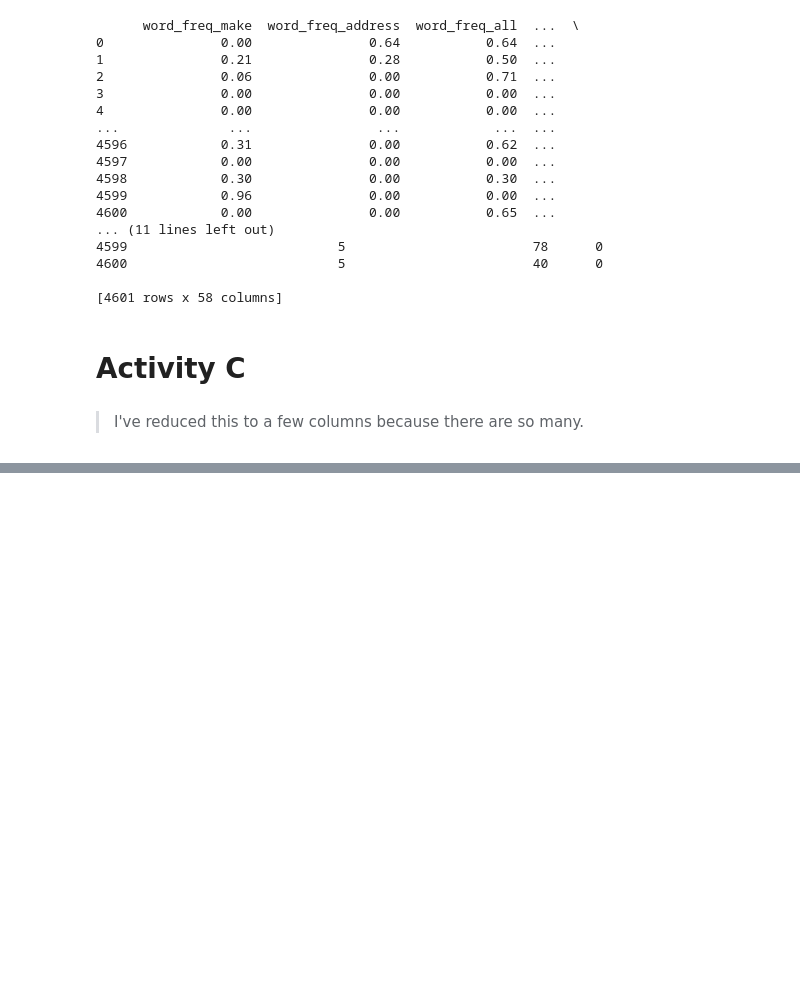
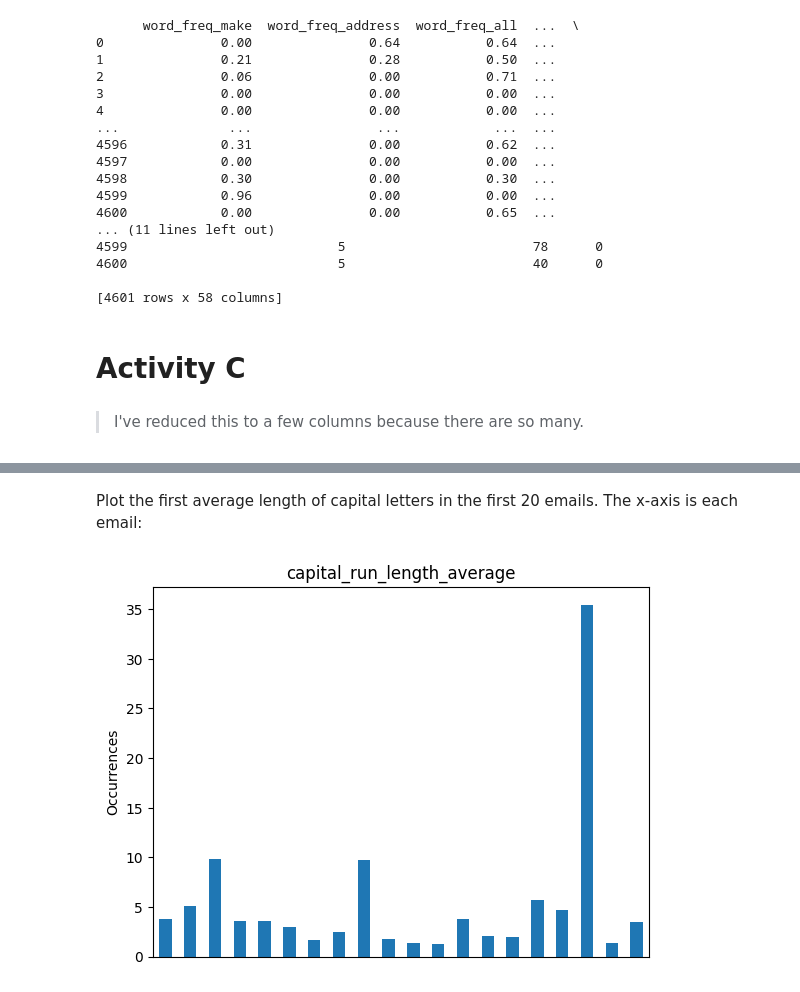
Before and after one commit to ccooper1982/uni-comp11127, a Jupyter notebook: Lab 2/Lab2.ipynb, the cells around one changed output, grey strips where cells are left out. Saved outputs shown, nothing was run; the diff lists cells and outputs as text; code cells hidden in the pictures; blank space fills up the shorter version.

```diff
--- a/Lab 2/Lab2.ipynb
+++ b/Lab 2/Lab2.ipynb
@@ -402,0 +432,9 @@ capital_run_length_longest
+# %% [markdown]
+Plot the first average length of capital letters in the first 20 emails. The x-axis is each email:
+# %%
+columnName = 'capital_run_length_average'
+plot = dataframe[columnName][0:20].plot.bar(rot=0, title=columnName)
+plot.set_ylabel('Occurrences')
+plot.get_xaxis().set_visible(False)
+# %% [output]
+[figure, added]
```
Also changed, not shown: parts of 11 cells of this notebook, 1 other file.
